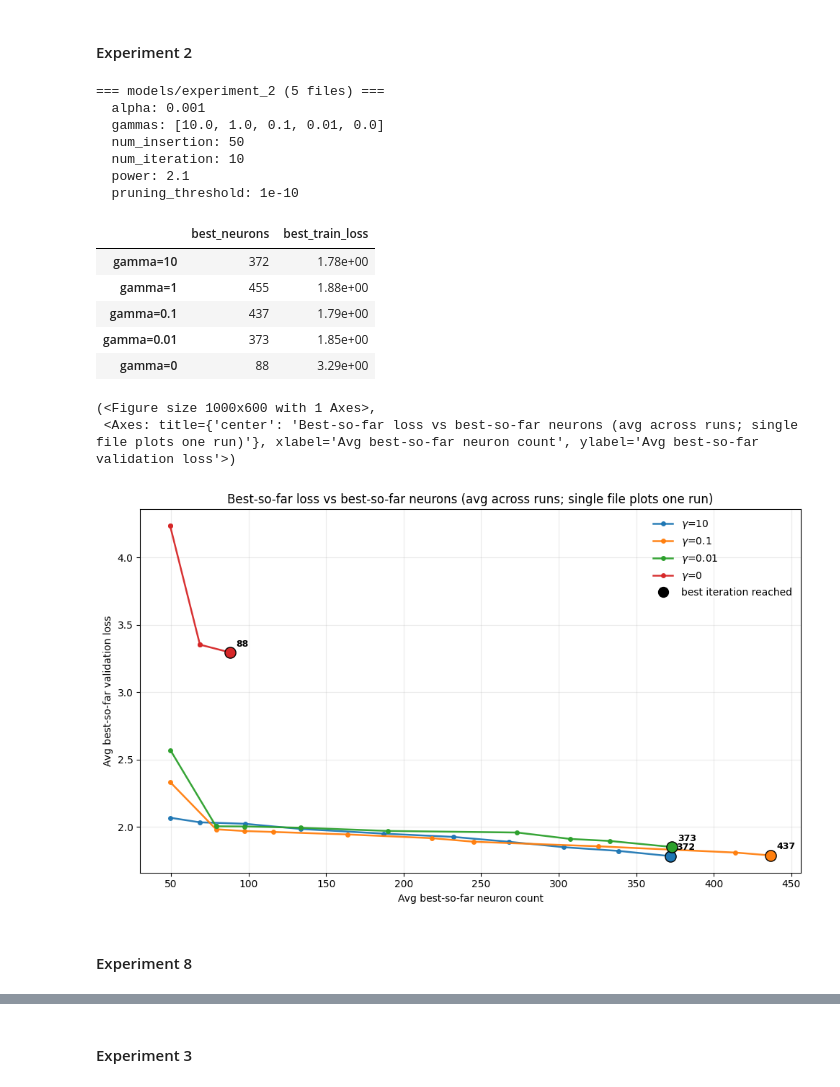
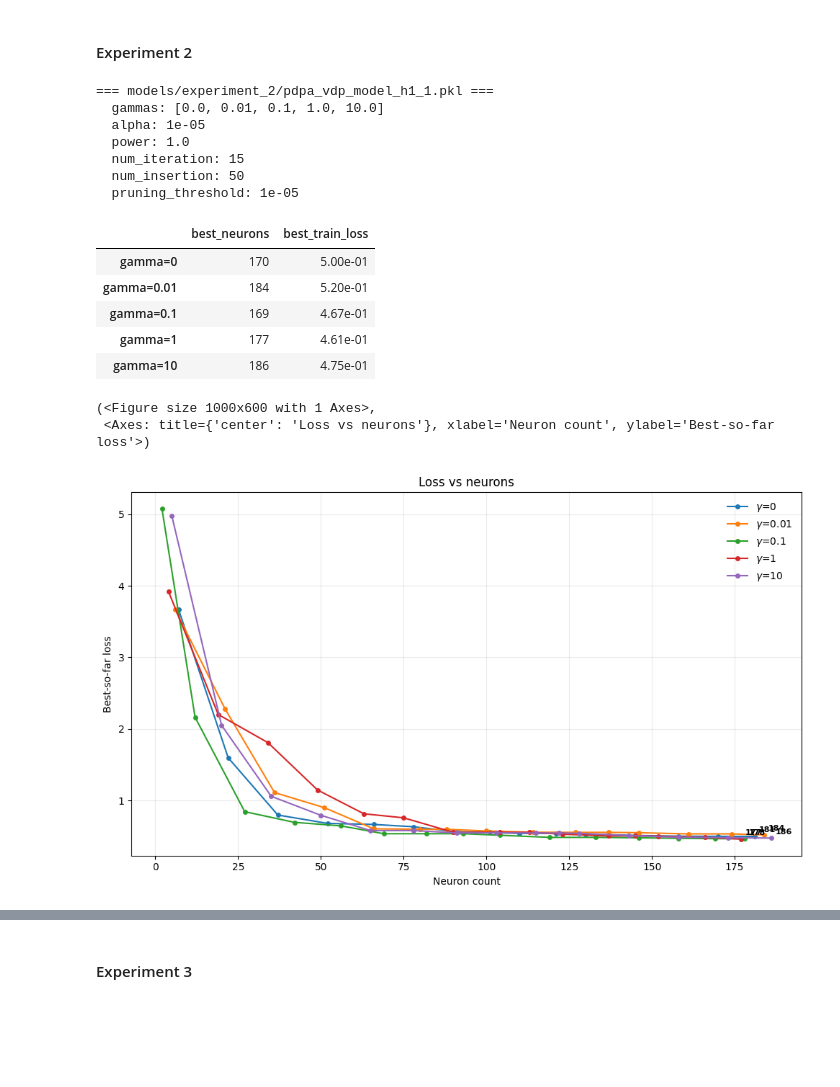
Before and after one commit to KeWu5678/NNforHJB, a Jupyter notebook: notebook/experiment_analysis.ipynb, the cells around one changed output, grey strips where cells are left out. Cells and saved outputs as stored; diff of their text form; code cells hidden in the pictures; blank space fills up the shorter version.

```diff
--- a/notebook/experiment_analysis.ipynb
+++ b/notebook/experiment_analysis.ipynb
@@ -40,36 +58,38 @@ plot_loss_vs_neurons_by_gamma(
 # %%
 from src.metric import print_experiment_hyperparameters
 
-print_experiment_hyperparameters("models/experiment_2")
+print_experiment_hyperparameters("models/experiment_2/pdpa_vdp_model_h1_1.pkl")
 # %% [output]
-=== models/experiment_2 (5 files) ===
-  alpha: 0.001
-  gammas: [10.0, 1.0, 0.1, 0.01, 0.0]
+=== models/experiment_2/pdpa_vdp_model_h1_1.pkl ===
+  gammas: [0.0, 0.01, 0.1, 1.0, 10.0]
+  alpha: 1e-05
+  power: 1.0
+  num_iteration: 15
   num_insertion: 50
-  num_iteration: 10
-  power: 2.1
-  pruning_threshold: 1e-10
+  pruning_threshold: 1e-05
 # %%
 from src.metric import summarize_final_neuron_count_and_loss
 
-out = summarize_final_neuron_count_and_loss("models/experiment_2", loss="train")
+out = summarize_final_neuron_count_and_loss(
+    "models/experiment_2/pdpa_vdp_model_h1_1.pkl",
+    loss="train"
+    )
 out["table_df"]   # rows = gamma, cols = best_neurons / best_val_loss (sci)
 # %% [output]
 |  | best_neurons | best_train_loss |
-| gamma=10 | 372 | 1.78e+00 |
-| gamma=1 | 455 | 1.88e+00 |
-| gamma=0.1 | 437 | 1.79e+00 |
-| gamma=0.01 | 373 | 1.85e+00 |
-| gamma=0 | 88 | 3.29e+00 |
+| gamma=0 | 170 | 5.00e-01 |
+| gamma=0.01 | 184 | 5.20e-01 |
+| gamma=0.1 | 169 | 4.67e-01 |
+| gamma=1 | 177 | 4.61e-01 |
+| gamma=10 | 186 | 4.75e-01 |
 # %%
 from src.metric import plot_loss_vs_neurons_by_gamma
 
 plot_loss_vs_neurons_by_gamma(
-    "models/experiment_2",
-    gammas_include=[10.0, 0.1, 1e-2, 0.0],
-    loss= "train"
+    "models/experiment_2/pdpa_vdp_model_h1_1.pkl",
+    loss="train",
 )
 # %% [output]
 (<Figure size 1000x600 with 1 Axes>,
- <Axes: title={'center': 'Best-so-far loss vs best-so-far neurons (avg across runs; single file plots one run)'}, xlabel='Avg best-so-far neuron count', ylabel='Avg best-so-far validation loss'>)
+ <Axes: title={'center': 'Loss vs neurons'}, xlabel='Neuron count', ylabel='Best-so-far loss'>)
-[figure, old version]
+[figure, new version]
@@ -81,2 +95,0 @@ plot_loss_vs_neurons_by_gamma(
-# %% [markdown]
-#### Experiment 8
```
Also changed, not shown: parts of 25 cells of this notebook, 11 other files.
